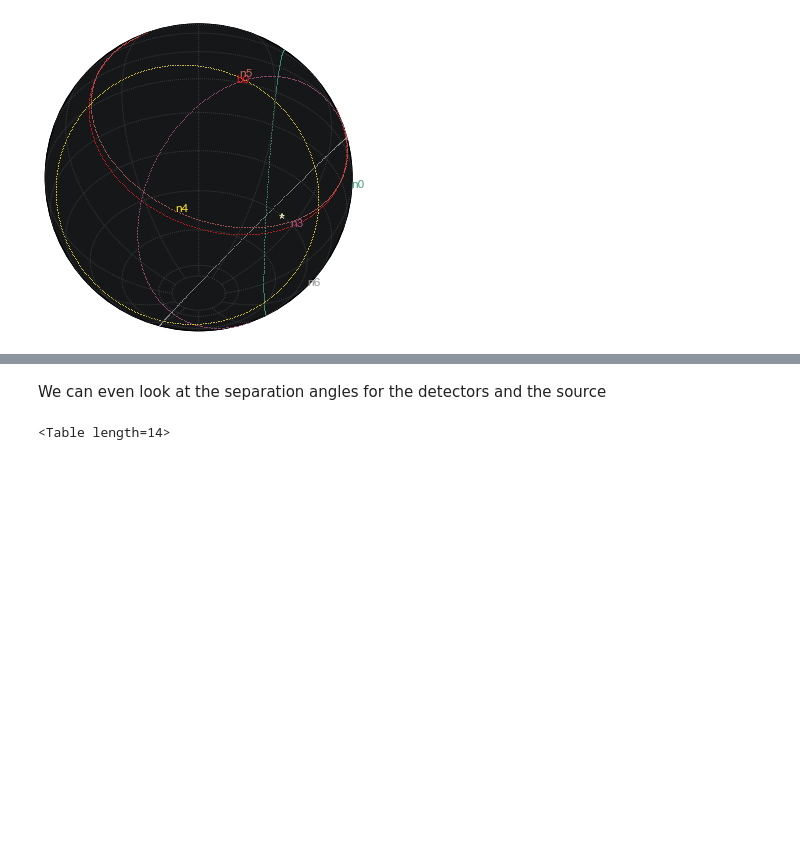
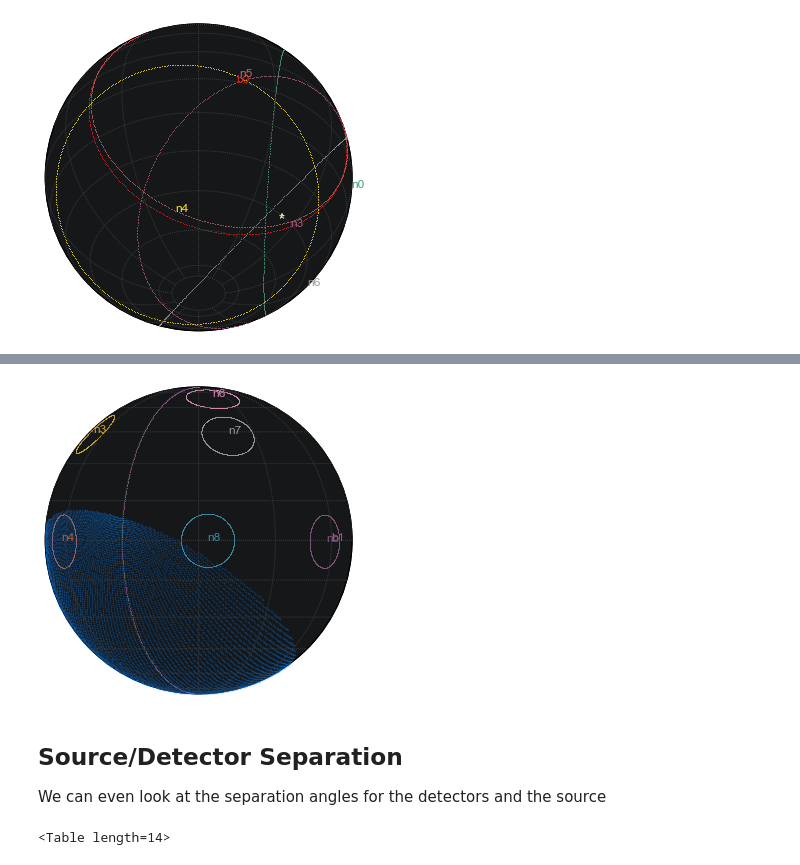
Before and after one commit to grburgess/gbmgeometry, a Jupyter notebook: examples/demo.ipynb, the cells around one changed output, grey strips where cells are left out. Cells and saved outputs as stored; diff of their text form; code cells hidden in the pictures; blank space fills up the shorter version.

```diff
--- a/examples/demo.ipynb
+++ b/examples/demo.ipynb
@@ -188,0 +206,3 @@ Warning: Cannot label parallels on Orthographic basemap
+# %%
+myGBM.detector_plot(radius=10,show_earth=True,lon_0=120,fermi_frame=True,projection='ortho')
+# %% [output]
@@ -189,4 +210,6 @@ Warning: Cannot label parallels on Orthographic basemap
+[figure, added]
 # %% [markdown]
+## Source/Detector Separation
 We can even look at the separation angles for the detectors and the source
 # %%
 seps = myGBM.get_separation(grb)
```
Also changed, not shown: parts of 12 cells of this notebook, 3 other files.
